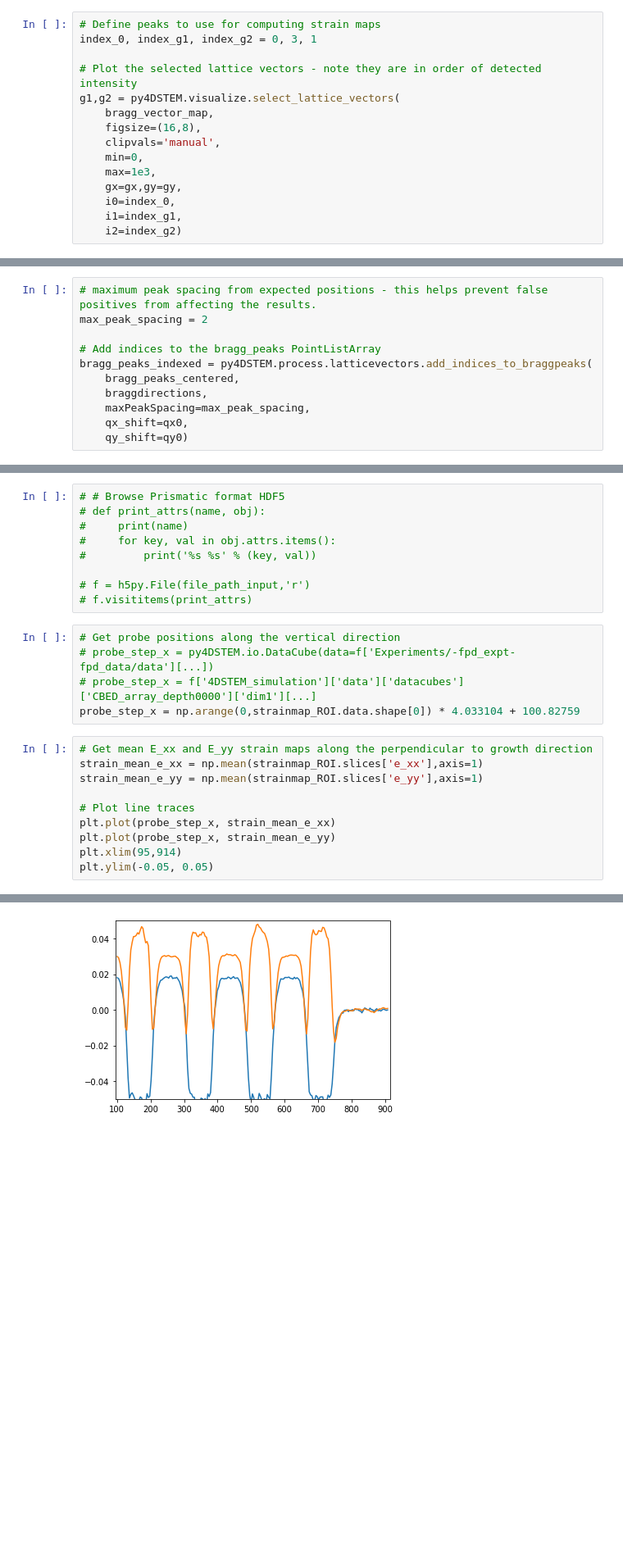
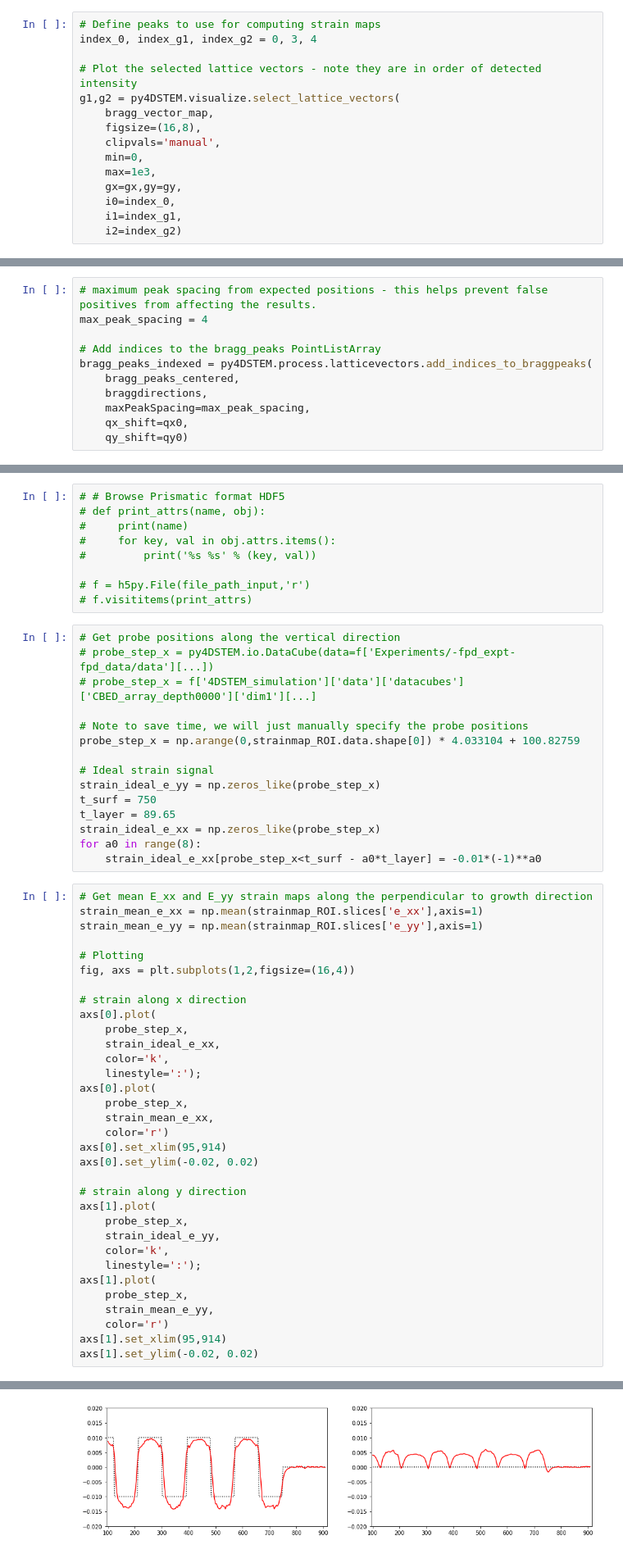
Before and after one commit to py4dstem/py4DSTEM_tutorials, a Jupyter notebook: notebooks/strain_simulated/small_Ge_SiGe_MLs_ideal.ipynb, the cells around one changed output, grey strips where cells are left out. Shown at 82% size. Drawn from its saved outputs; the diff is of its cells as text; blank space fills up the shorter version.

```diff
--- a/notebooks/strain_simulated/small_Ge_SiGe_MLs_ideal.ipynb
+++ b/notebooks/strain_simulated/small_Ge_SiGe_MLs_ideal.ipynb
@@ -244,6 +244,6 @@ py4DSTEM.visualize.show_points(
 # %%
 # Define peaks to use for computing strain maps
-index_0, index_g1, index_g2 = 0, 3, 1
+index_0, index_g1, index_g2 = 0, 3, 4
 
 # Plot the selected lattice vectors - note they are in order of detected intensity
 g1,g2 = py4DSTEM.visualize.select_lattice_vectors(
@@ -276,6 +276,6 @@ py4DSTEM.visualize.show_bragg_indexing(
 # %%
 # maximum peak spacing from expected positions - this helps prevent false positives from affecting the results.
-max_peak_spacing = 2
+max_peak_spacing = 4
 
 # Add indices to the bragg_peaks PointListArray
 bragg_peaks_indexed = py4DSTEM.process.latticevectors.add_indices_to_braggpeaks(
@@ -377,15 +373,48 @@ fig,axs = py4DSTEM.visualize.show_strain(
 # Get probe positions along the vertical direction
 # probe_step_x = py4DSTEM.io.DataCube(data=f['Experiments/-fpd_expt-fpd_data/data'][...])
 # probe_step_x = f['4DSTEM_simulation']['data']['datacubes']['CBED_array_depth0000']['dim1'][...]
+
+# Note to save time, we will just manually specify the probe positions
 probe_step_x = np.arange(0,strainmap_ROI.data.shape[0]) * 4.033104 + 100.82759
+
+# Ideal strain signal
+strain_ideal_e_yy = np.zeros_like(probe_step_x)
+t_surf = 750
+t_layer = 89.65
+strain_ideal_e_xx = np.zeros_like(probe_step_x)
+for a0 in range(8):
+    strain_ideal_e_xx[probe_step_x<t_surf - a0*t_layer] = -0.01*(-1)**a0
 # %%
 # Get mean E_xx and E_yy strain maps along the perpendicular to growth direction
 strain_mean_e_xx = np.mean(strainmap_ROI.slices['e_xx'],axis=1)
 strain_mean_e_yy = np.mean(strainmap_ROI.slices['e_yy'],axis=1)
 
-# Plot line traces
-plt.plot(probe_step_x, strain_mean_e_xx)
-plt.plot(probe_step_x, strain_mean_e_yy)
-plt.xlim(95,914)
-plt.ylim(-0.05, 0.05)
+# Plotting
+fig, axs = plt.subplots(1,2,figsize=(16,4))
+
+# strain along x direction
+axs[0].plot(
+    probe_step_x,
+    strain_ideal_e_xx,
+    color='k',
+    linestyle=':');
+axs[0].plot(
+    probe_step_x,
+    strain_mean_e_xx,
+    color='r')
+axs[0].set_xlim(95,914)
+axs[0].set_ylim(-0.02, 0.02)
+
+# strain along y direction
+axs[1].plot(
+    probe_step_x,
+    strain_ideal_e_yy,
+    color='k',
+    linestyle=':');
+axs[1].plot(
+    probe_step_x,
+    strain_mean_e_yy,
+    color='r')
+axs[1].set_xlim(95,914)
+axs[1].set_ylim(-0.02, 0.02)
 # %% [output]
@@ -393,4 +422,4 @@ plt.ylim(-0.05, 0.05)
-[figure, old version]
+[figure, new version]
 # %% [markdown]
 # Save data and strain maps
 # %%
```
Also changed, not shown: parts of 19 cells of this notebook, 4 other files.
